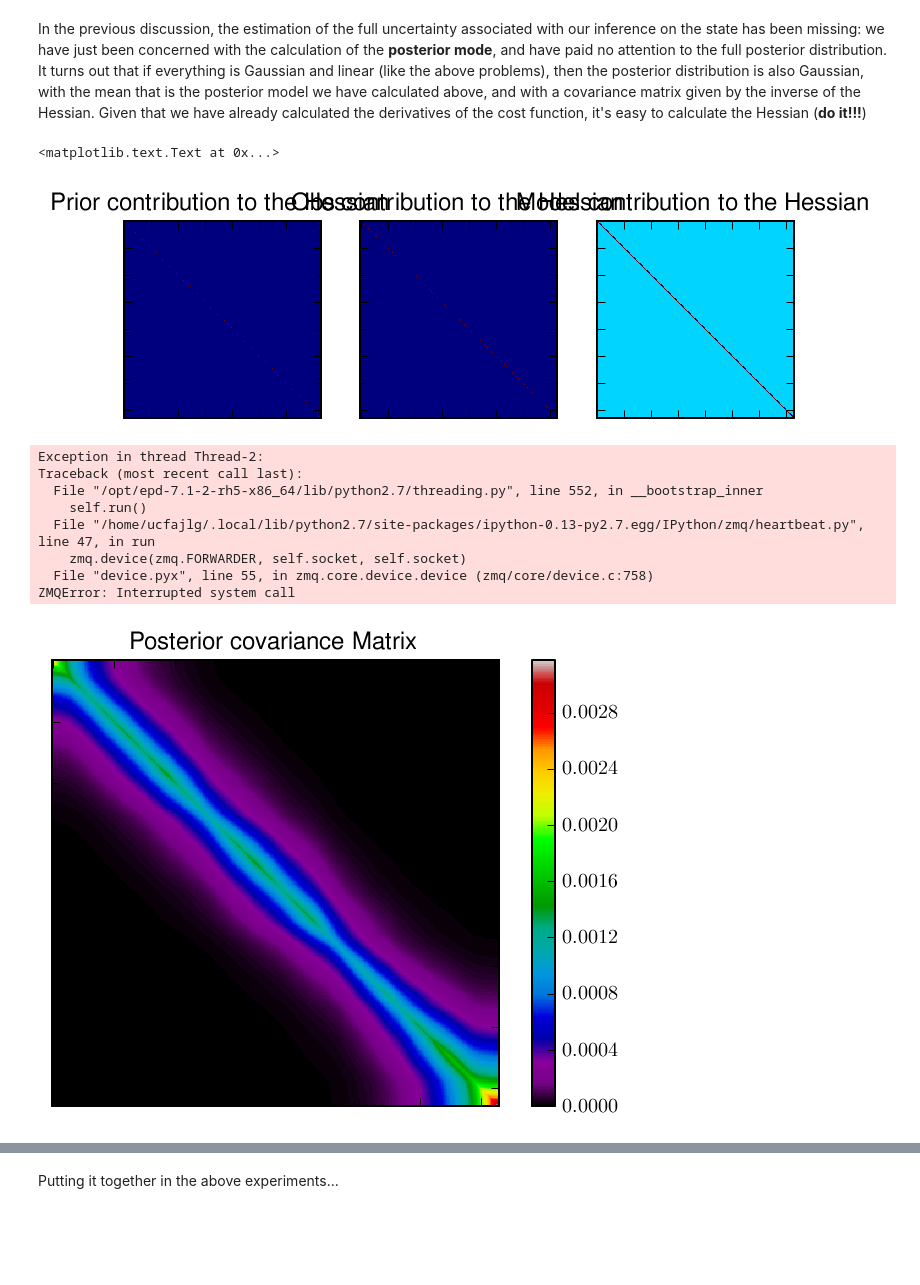
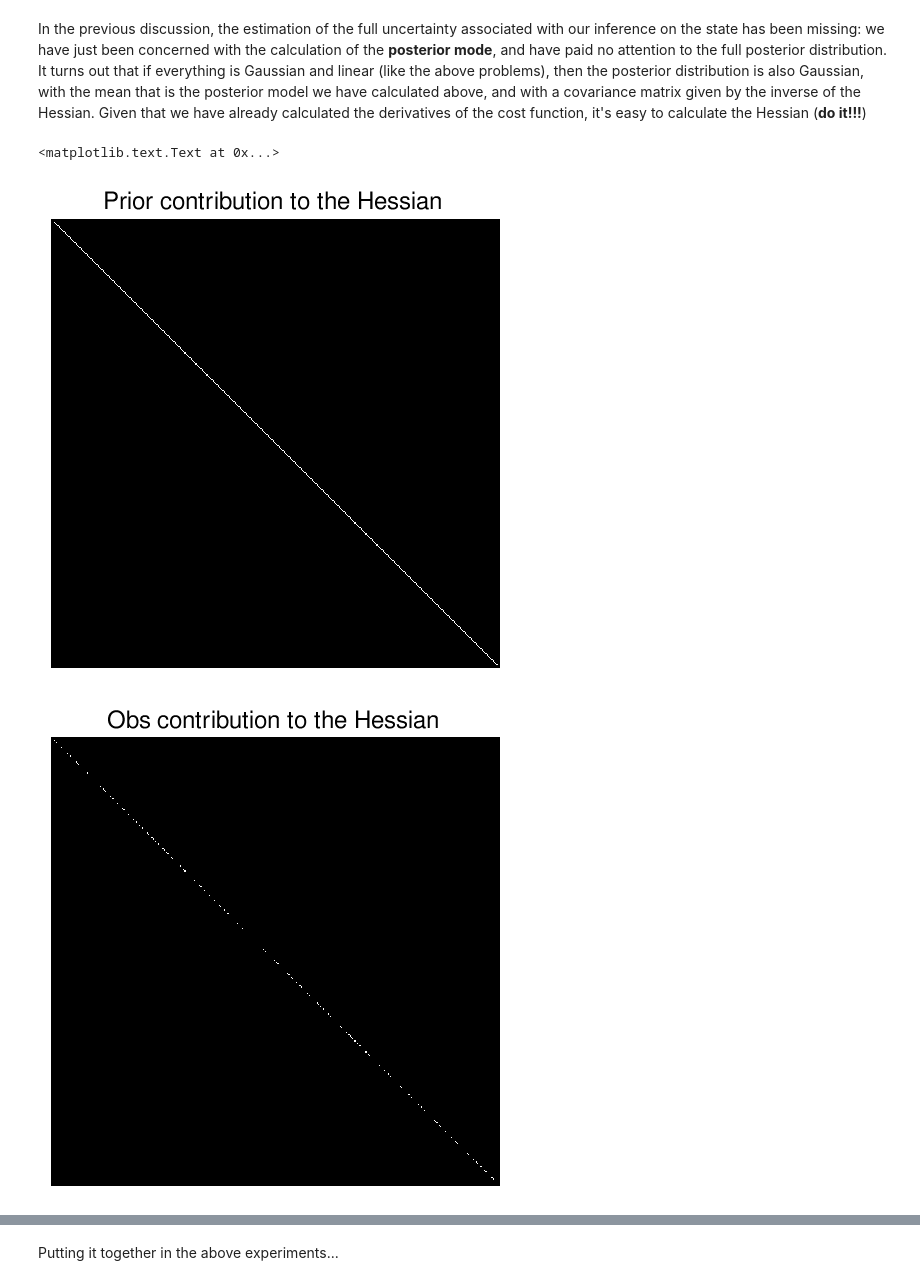
Before and after one commit to maxchernet/toy_eoldas, a Jupyter notebook: NDVI_smoothing.ipynb, the cells around one changed output, grey strips where cells are left out. Saved outputs shown, nothing was run; the diff lists cells and outputs as text; code cells hidden in the pictures; blank space fills up the shorter version.

```diff
--- a/NDVI_smoothing.ipynb
+++ b/NDVI_smoothing.ipynb
@@ -443,48 +426,45 @@ hess_prior = (1./sigma_prior**2)*np.diag(np.ones_like(x))
 hess_model = gamma*np.dot ( D1,np.eye(x.shape[0])).dot( D1.T)
 hess = hess_obs + hess_prior + hess_model
 post_covar = np.linalg.inv ( hess )
-plt.subplot(1,3,1)
-plt.imshow ( hess_prior, interpolation='nearest')
+plt.figure()
+plt.imshow ( hess_prior, interpolation='nearest', cmap=plt.cm.gray)
 plt.yticks(visible=False)
 plt.xticks(visible=False)
 plt.title("Prior contribution to the Hessian")
-plt.subplot(1,3,2)
-plt.imshow ( hess_obs, interpolation='nearest')
+plt.figure()
+plt.imshow ( hess_obs, interpolation='nearest', cmap=plt.cm.gray)
 plt.yticks(visible=False)
 plt.xticks(visible=False)
 plt.title("Obs contribution to the Hessian")
-plt.subplot(1,3,3)
-plt.imshow ( hess_model, interpolation='nearest')
+plt.figure()
+plt.imshow ( hess_model, interpolation='nearest', cmap=plt.cm.gray)
 plt.yticks(visible=False)
 plt.xticks(visible=False)
 plt.title("Model contribution to the Hessian")
+plt.figure()
+plt.imshow ( hess_prior + hess_obs + hess_model, interpolation='nearest', cmap=plt.cm.gray)
+plt.yticks(visible=False)
+plt.xticks(visible=False)
+
 plt.figure()
 plt.imshow ( post_covar, interpolation='nearest', cmap=plt.cm.spectral)
 plt.yticks(visible=False)
 plt.xticks(visible=False)
 plt.title("Posterior covariance Matrix")
 plt.colorbar()
 
 D = np.sqrt(np.diagonal(post_covar))
 Dinv = np.linalg.inv( np.diag(D) ) # Unnecessary, it's diagonal...
 post_covar = np.matrix(post_covar)
 Dinv = np.matrix(Dinv)
 corr = Dinv * post_covar * Dinv
 plt.figure()
 plt.imshow ( corr, interpolation='nearest', cmap=plt.cm.RdBu_r, vmin=-1, vmax=1)
 plt.yticks(visible=False)
 plt.xticks(visible=False)
 plt.colorbar()
 plt.title("Posterior Correlation matrix")
 # %% [output]
 <matplotlib.text.Text at 0x...>
-[figure, old version]
+[figure, new version]
-Exception in thread Thread-2:
-Traceback (most recent call last):
-  File "/opt/epd-7.1-2-rh5-x86_64/lib/python2.7/threading.py", line 552, in __bootstrap_inner
-    self.run()
-  File "/home/ucfajlg/.local/lib/python2.7/site-packages/ipython-0.13-py2.7.egg/IPython/zmq/heartbeat.py", line 47, in run
-    zmq.device(zmq.FORWARDER, self.socket, self.socket)
-  File "device.pyx", line 55, in zmq.core.device.device (zmq/core/device.c:758)
-ZMQError: Interrupted system call
-[figure, old version]
+[figure, new version]
```
Also changed, not shown: parts of 6 cells of this notebook, 1 other file.
